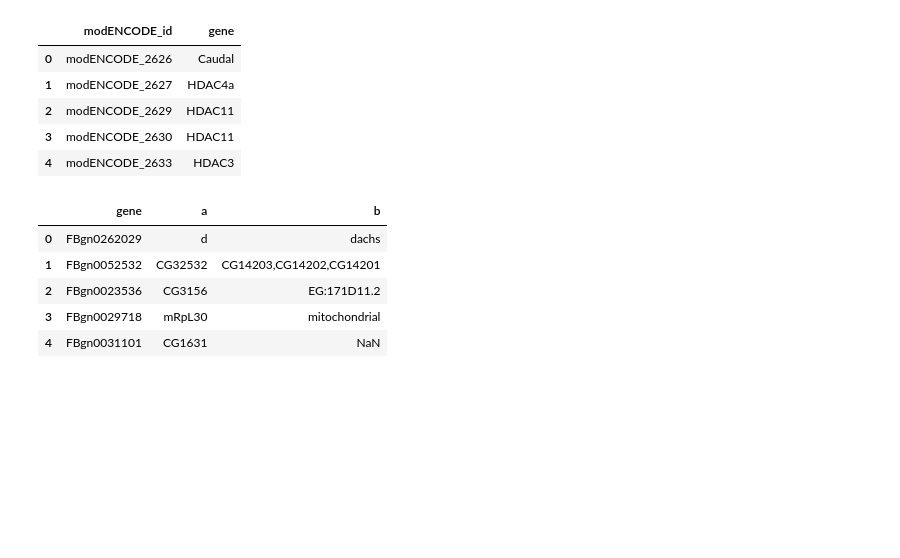
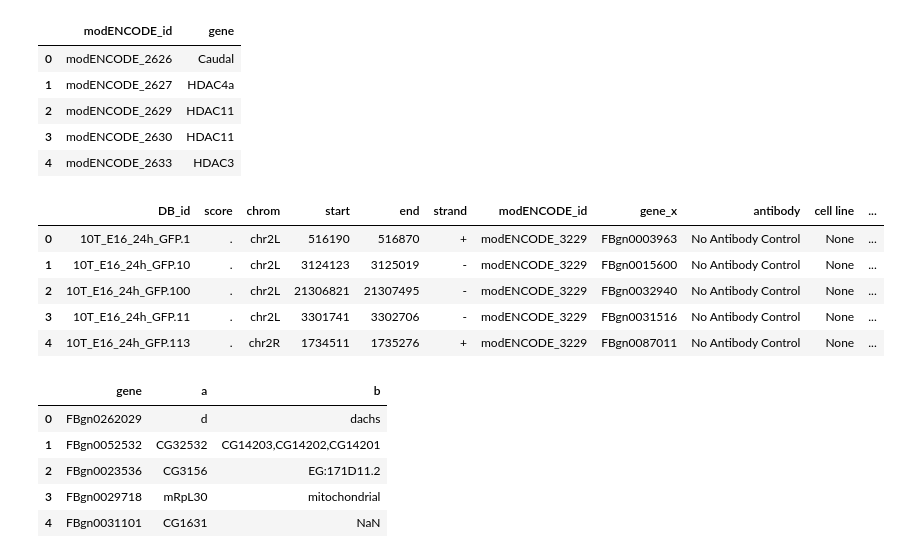
Before and after one commit to jfear/s2rnai, a Jupyter notebook: notebook/develop/2017-09-07_chipseq_from_csv.ipynb, the cells around one changed output. Cells and saved outputs as stored; diff of their text form; code cells hidden in the pictures; blank space fills up the shorter version.

```diff
--- a/notebook/develop/2017-09-07_chipseq_from_csv.ipynb
+++ b/notebook/develop/2017-09-07_chipseq_from_csv.ipynb
@@ -184,6 +181,14 @@ gene_map.head()
 | 4 | modENCODE_2633 | HDAC3 |
 # %%
 withmap = happy.merge(gene_map, on='modENCODE_id', how='left')
+withmap.head()
+# %% [output]
+|  | DB_id | score | chrom | start | end | strand | modENCODE_id | gene_x | antibody | cell line | ... |
+| 0 | 10T_E16_24h_GFP.1 | . | chr2L | 516190 | 516870 | + | modENCODE_3229 | FBgn0003963 | No Antibody Control | None | ... |
+| 1 | 10T_E16_24h_GFP.10 | . | chr2L | 3124123 | 3125019 | - | modENCODE_3229 | FBgn0015600 | No Antibody Control | None | ... |
+| 2 | 10T_E16_24h_GFP.100 | . | chr2L | 21306821 | 21307495 | - | modENCODE_3229 | FBgn0032940 | No Antibody Control | None | ... |
+| 3 | 10T_E16_24h_GFP.11 | . | chr2L | 3301741 | 3302706 | - | modENCODE_3229 | FBgn0031516 | No Antibody Control | None | ... |
+| 4 | 10T_E16_24h_GFP.113 | . | chr2R | 1734511 | 1735276 | + | modENCODE_3229 | FBgn0087011 | No Antibody Control | None | ... |
 # %%
 withmap.columns = ['DB_id', 'score', 'chrom', 'start', 'end', 'strand', 'modENCODE_id',
        'gene', 'antibody', 'cell line', 'developmental stage', 'strain',
```
Also changed, not shown: parts of 19 cells of this notebook.
